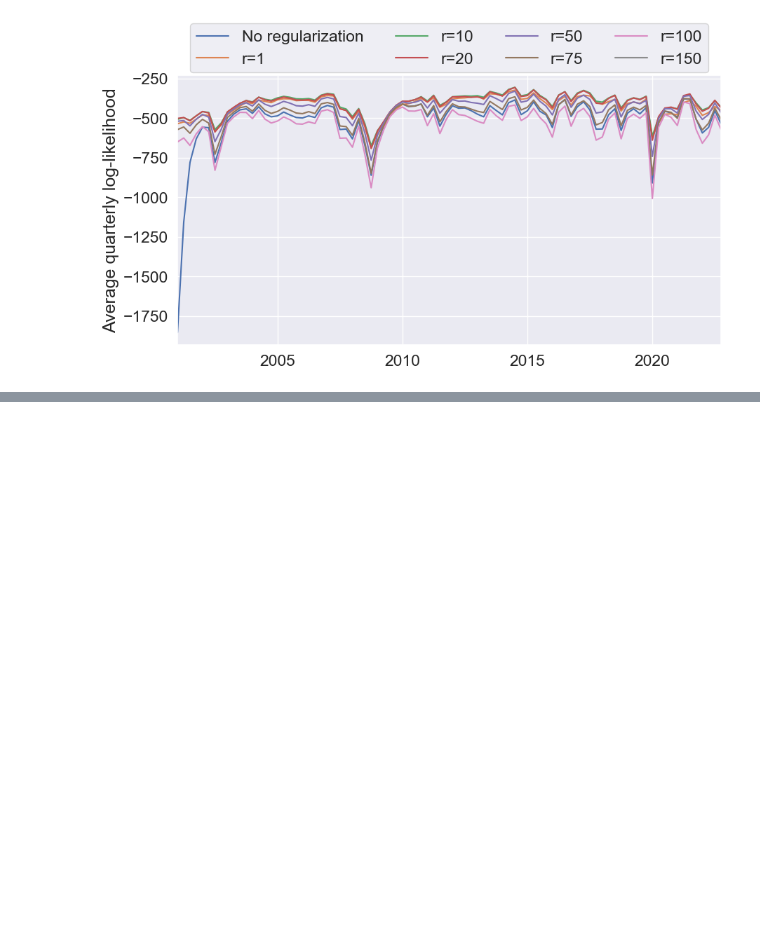
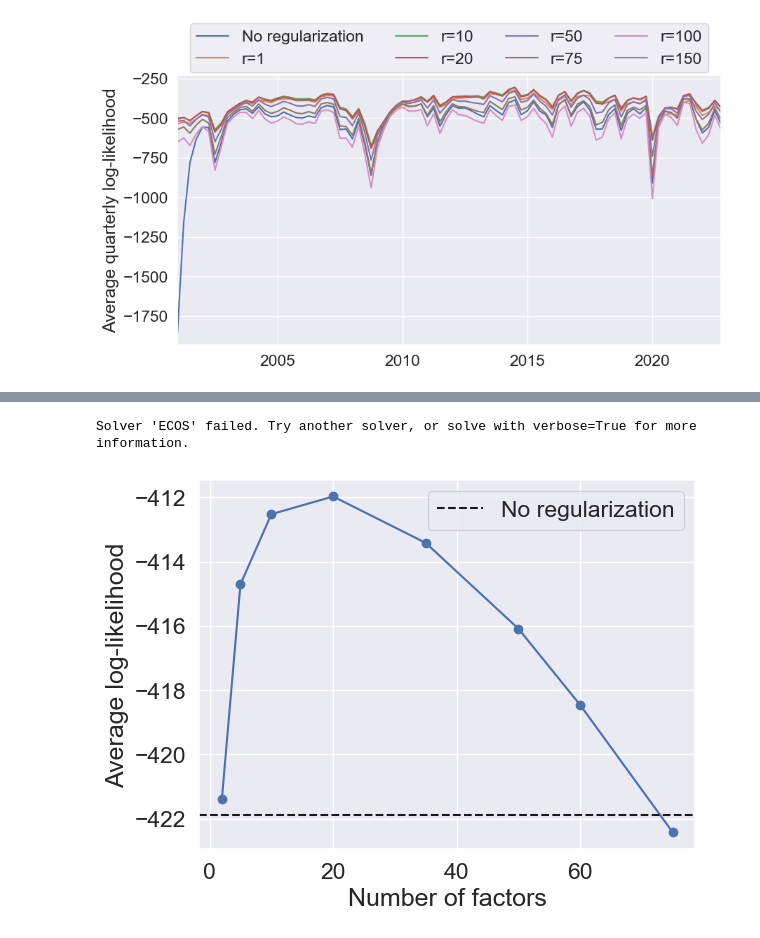
Before and after one commit to cvxgrp/cov_pred_finance, a Jupyter notebook: experiments/extensions/large_universes.ipynb, the cells around one changed output, grey strips where cells are left out. Saved outputs shown, nothing was run; the diff lists cells and outputs as text; code cells hidden in the pictures; blank space fills up the shorter version.

Commit message:
64 standard factor form experiments (#65)
* exp

* experiments

* low rank ewma works

* low rank ewma

```diff
--- a/experiments/extensions/large_universes.ipynb
+++ b/experiments/extensions/large_universes.ipynb
@@ -340,0 +220,31 @@ Prescient
+# %%
+ll_60 = factor_log_likelihood(returns, factor_model60)
+# %%
+k=75
+cm_iewma_pairs = [(int(np.ceil(k/2)), k), (k, 3*k), (3*k, 6*k)]
+
+memory = 500
+factor_model75 = list(construct_cmiewma_factor_model(returns, k, cm_iewma_pairs, update_frequency=250, memory=memory))
+# %% [output]
+Solver 'ECOS' failed. Try another solver, or solve with verbose=True for more information.
+# %%
+ll_75 = factor_log_likelihood(returns, factor_model75)
+# %%
+avg_log_likelihoods = []
+avg_log_likelihoods.append(ll_2.mean())
+avg_log_likelihoods.append(ll_5.mean())
+avg_log_likelihoods.append(ll_10.mean())
+avg_log_likelihoods.append(ll_20.mean())
+avg_log_likelihoods.append(ll_35.mean())
+avg_log_likelihoods.append(ll_50.mean())
+avg_log_likelihoods.append(ll_60.mean())
+avg_log_likelihoods.append(ll_75.mean())
+# %%
+ks = [2, 5, 10, 20, 35, 50, 60, 75]
+plt.plot(ks, avg_log_likelihoods, marker="o");
+plt.axhline(ll_no_reg.mean(), c="k", ls="--", label="No regularization")
+plt.xlabel("Number of factors")
+plt.ylabel("Average log-likelihood");
+plt.legend();
+# %% [output]
+[figure, added]
```
Also changed, not shown: parts of 57 cells of this notebook, 27 other files.
